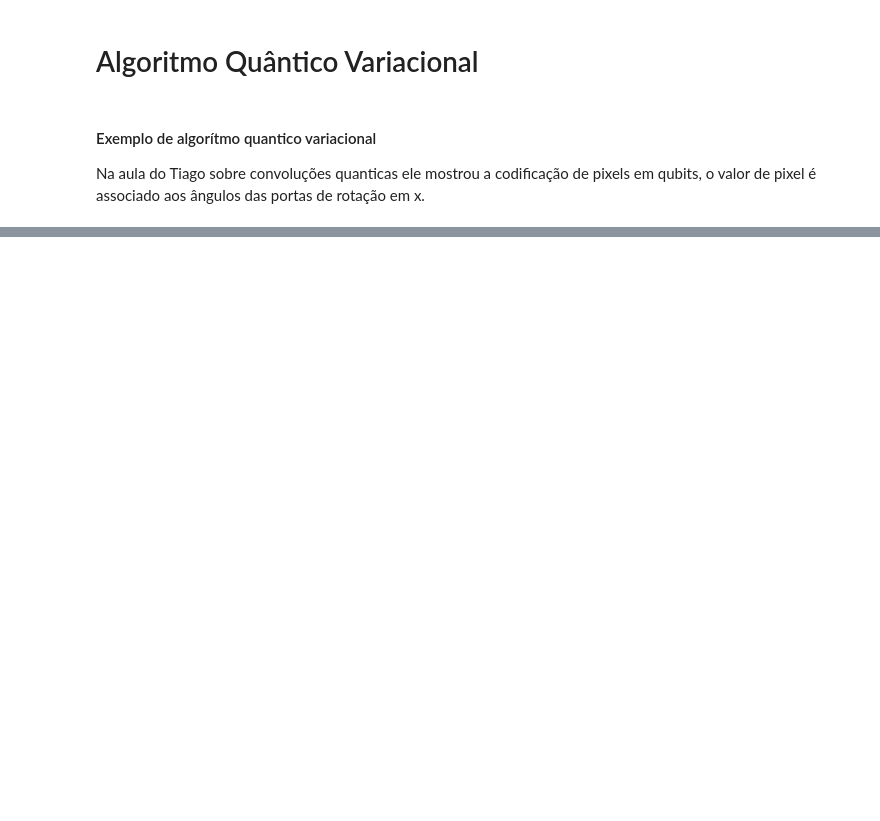
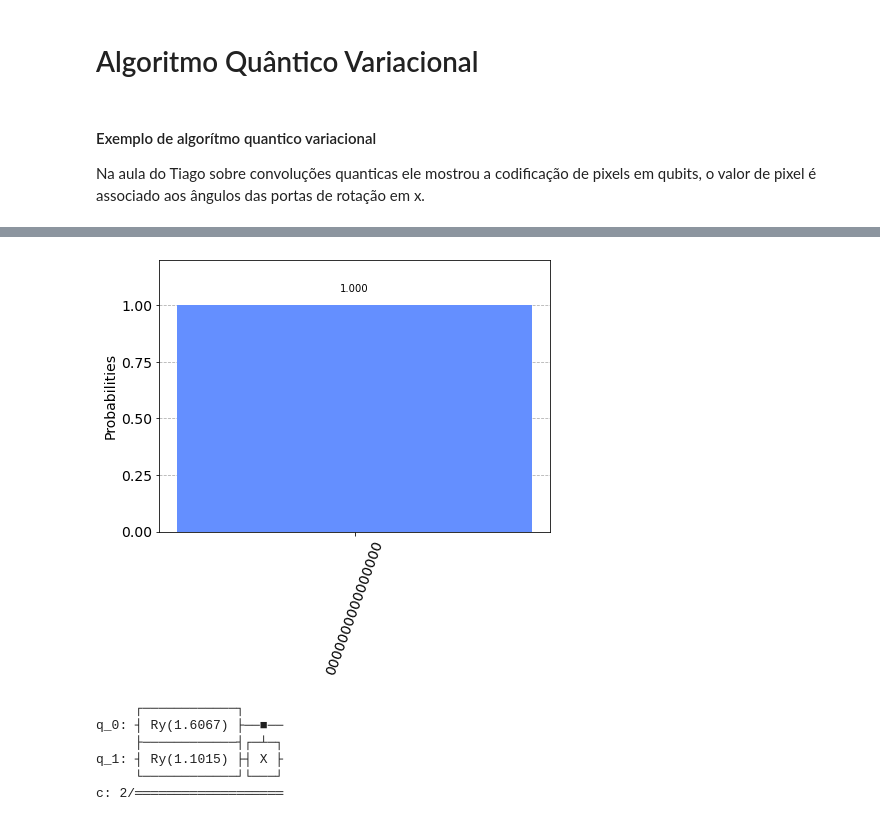
Before and after one commit to SchultzVV/Qiskit, a Jupyter notebook: Topics.ipynb, the cells around one changed output, grey strips where cells are left out. Cells and saved outputs as stored; diff of their text form; code cells hidden in the pictures; blank space fills up the shorter version.

```diff
--- a/Topics.ipynb
+++ b/Topics.ipynb
@@ -34,9 +44,13 @@ plt.imshow(img)
 # %%
 import qiskit
 from qiskit import QuantumCircuit
-def transform_pixel_to_qubit(pixel_val):
-    qc = QuantumCircuit(2,2)
-    for i in range(2):
-        qc.rx(pixel_val,i)
+def transform_pixels_to_qubits(patch):
+    qc = QuantumCircuit(2*little_size,2*little_size)
+    patch = patch.flatten()
+    for i in range(2*little_size):
+        theta = 2.0*np.pi*patch[i]
+        qc.rx(theta,i)
         qc.measure(i,i)
     return qc
+qimg = transform_pixels_to_qubits(img)
+qimg.draw()
@@ -42,0 +75,27 @@ def transform_pixel_to_qubit(pixel_val):
+# %%
+from qiskit.tools.visualization import plot_histogram
+simulator = Aer.get_backend('qasm_simulator')
+nshots = 8192
+qimg = transform_pixels_to_qubits(img)
+results = execute(qimg, backend=simulator, shots=nshots).result()
+counts = results.get_counts(qimg)
+plot_histogram(results.get_counts(qimg))
+# %% [output]
+[figure, added]
+# %%
+def conv_circ_1():# circuito de convolução
+    qc = QuantumCircuit(2,2,name='QConvCircuit')
+    for i in range(2):
+        th = 2*np.pi*random.random()
+        qc. ry(th,i)
+    qc.cx(0,1)
+    return qc
+Cqc = conv_circ_1()
+Cqc.draw()
+# %% [output]
+     ┌────────────┐
+q_0: ┤ Ry(1.6067) ├──■──
+     ├────────────┤┌─┴─┐
+q_1: ┤ Ry(1.1015) ├┤ X ├
+     └────────────┘└───┘
+c: 2/═══════════════════
```
Also changed, not shown: parts of 5 cells of this notebook.
